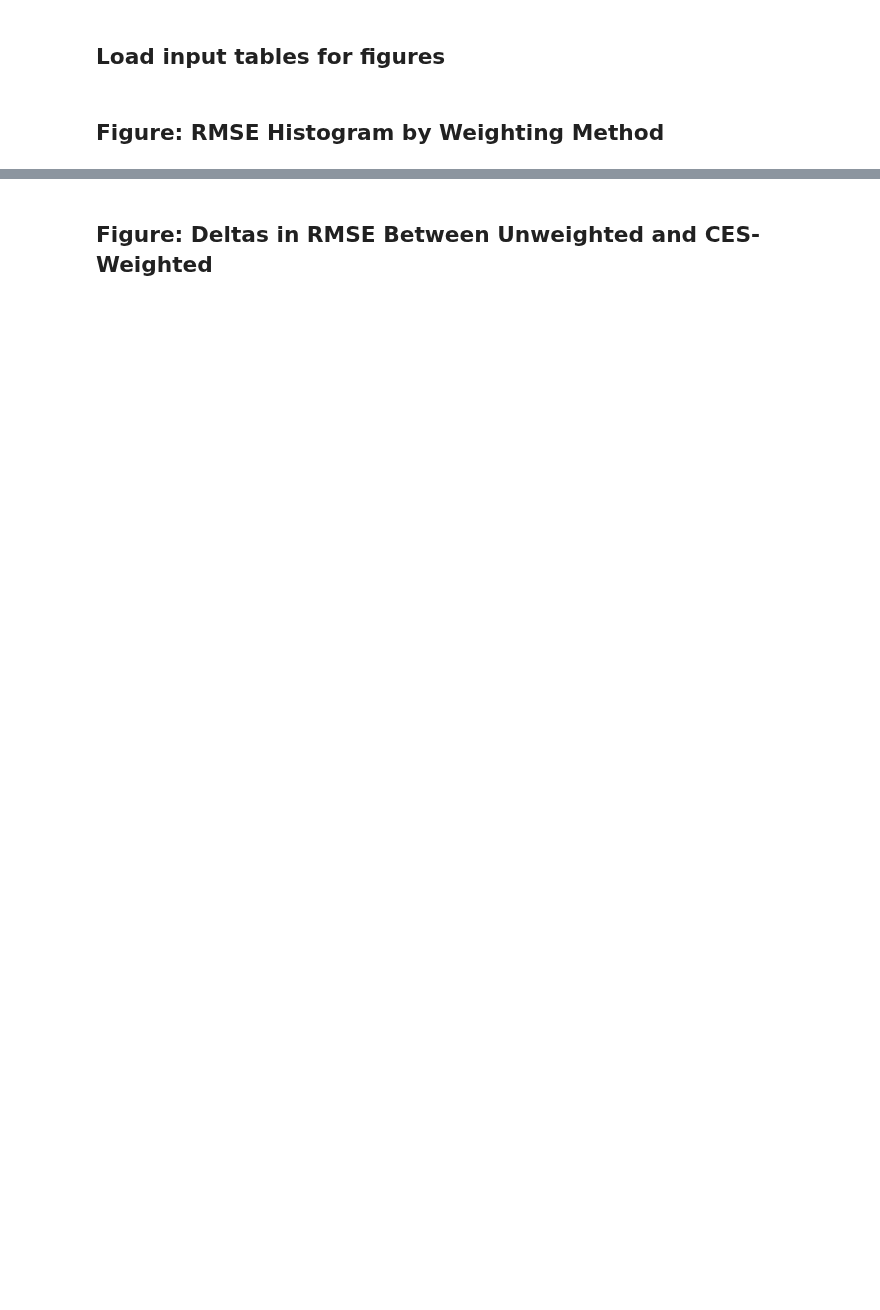
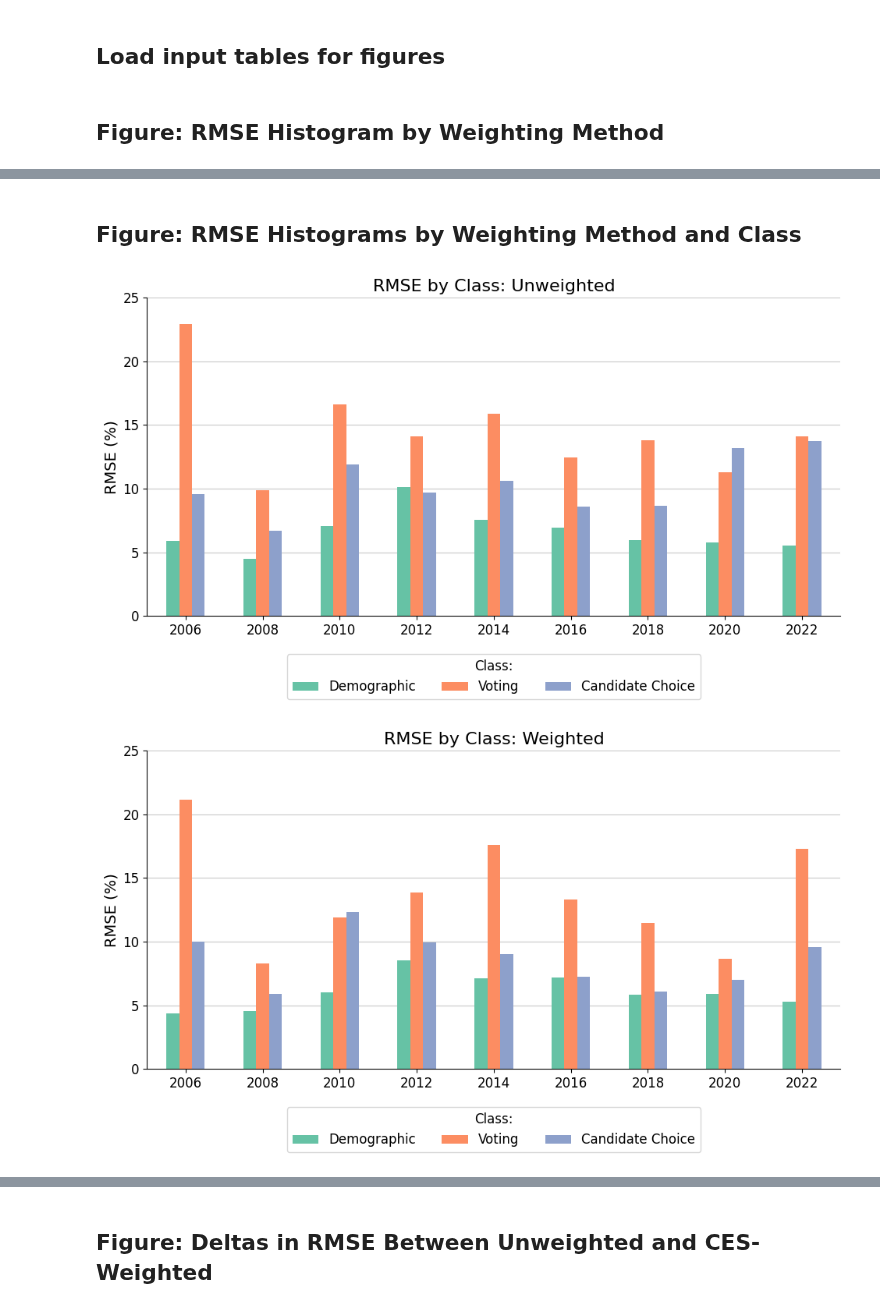
Before and after one commit to jdpru/CES-Accuracy-Analysis, a Jupyter notebook: tables_and_figures/figuresHQ.ipynb, the cells around one changed output, grey strips where cells are left out. Cells and saved outputs as stored; diff of their text form; code cells hidden in the pictures; blank space fills up the shorter version.

```diff
--- a/tables_and_figures/figuresHQ.ipynb
+++ b/tables_and_figures/figuresHQ.ipynb
@@ -9,6 +9,8 @@ import seaborn as sns
 ## Load input tables for figures
 # %%
 rmse_by_weighting = pd.read_excel('input tables/rmse_by_weighting_method.xlsx')
+rmse_by_weighting_and_class = pd.read_excel('input tables/rmse_by_weighting_method_and_class.xlsx')
+
 dist_errors = pd.read_excel('input tables/dist_errors_bucket_table.xlsx')
 election_competitiveness_rmse = pd.read_excel('input tables/election_rmse_by_competitiveness_range.xlsx')
 # %% [markdown]
@@ -59,0 +62,65 @@ plt.show()
+# %% [markdown]
+## Figure: RMSE Histograms by Weighting Method and Class
+# %%
+# Three plots: one for each weighting method, with bars for each class in each year
+
+import matplotlib.pyplot as plt
+
+# Define the order and a nicer color scheme for classes (ColorBrewer Set2)
+class_order = ['Demographic', 'Voting', 'Candidate Choice']  # adjust as needed
+class_colors = ['#66c2a5', '#fc8d62', '#8da0cb']  # teal, orange, purple (ColorBrewer Set2)
+
+# Define the order and labels for weighting methods
+weighting_methods = [
+    ('CES-Unweighted', 'Unweighted'),
+    ('CES-Provided Weights', 'Weighted'),
+    ('ANESRake', 'Calibration-Weighted')
+]
+
+# Loop through each weighting method and plot
+for method, method_label in weighting_methods:
+    # Filter for this weighting method
+    df_plot = rmse_by_weighting_and_class[rmse_by_weighting_and_class['Weighting_Method'] == method]
+
+    # Pivot: rows = Year, columns = Class, values = Avg_RMSE
+    pivot_df = df_plot.pivot(index='Year', columns='Class', values='Avg_RMSE')
+    # Ensure class order
+    pivot_df = pivot_df.reindex(columns=class_order)
+
+    # Plot
+    ax = pivot_df.plot(
+        kind='bar',
+        figsize=(10, 6),
+        color=class_colors,
+        zorder=2
+    )
+
+    # Style
+    ax.spines['top'].set_visible(False)
+    ax.spines['right'].set_visible(False)
+    ax.set_xticklabels(pivot_df.index, rotation=0)
+    plt.xlabel('', fontsize=14)
+    plt.ylabel('RMSE (%)', fontsize=14)
+    plt.title(f'RMSE by Class: {method_label}', fontsize=16)
+    ax.set_ylim(0, 25)  # y axis goes up to 24
+    plt.grid(axis='y', linestyle='-', alpha=0.7, zorder=1)
+    ax.tick_params(axis='x', labelsize=12)
+    ax.tick_params(axis='y', labelsize=12)
+
+    # Legend
+    plt.legend(
+        title='Class:',
+        loc='upper center',
+        bbox_to_anchor=(0.5, -0.1),
+        ncol=3,
+        fontsize=12,
+        title_fontsize=12
+    )
+
+    # Layout and save
+    plt.tight_layout(pad=2.0)
+    plt.savefig(f'output figures/average_rmse_histogram_{method}_classes.png', dpi=300, bbox_inches='tight')
+    plt.show()
+# %% [output]
+[figure, added]
+[figure, added]
```
Also changed, not shown: parts of 7 cells of this notebook, 22 other files.
